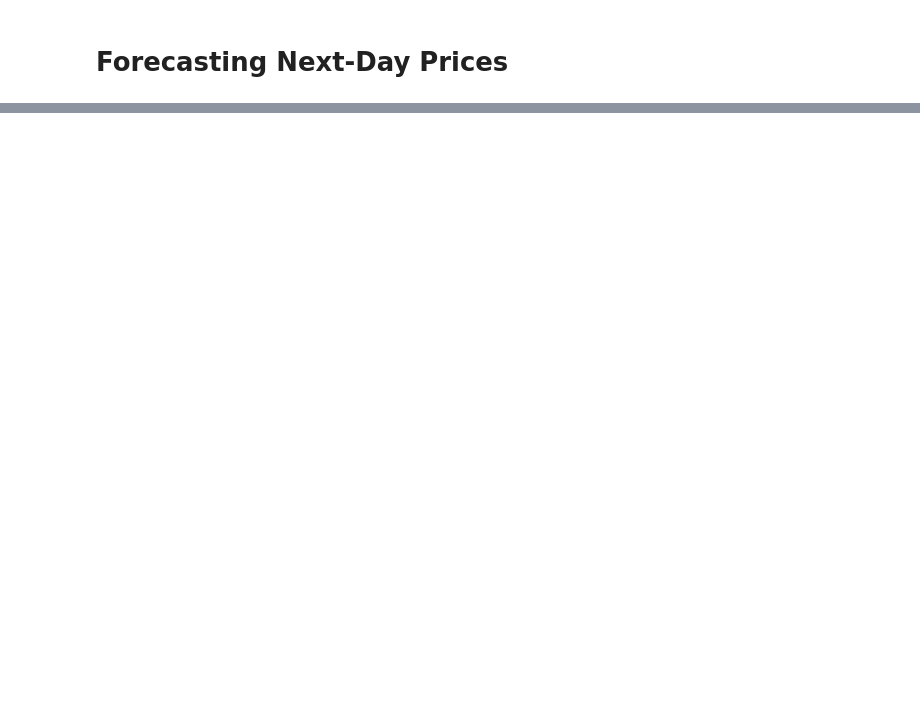
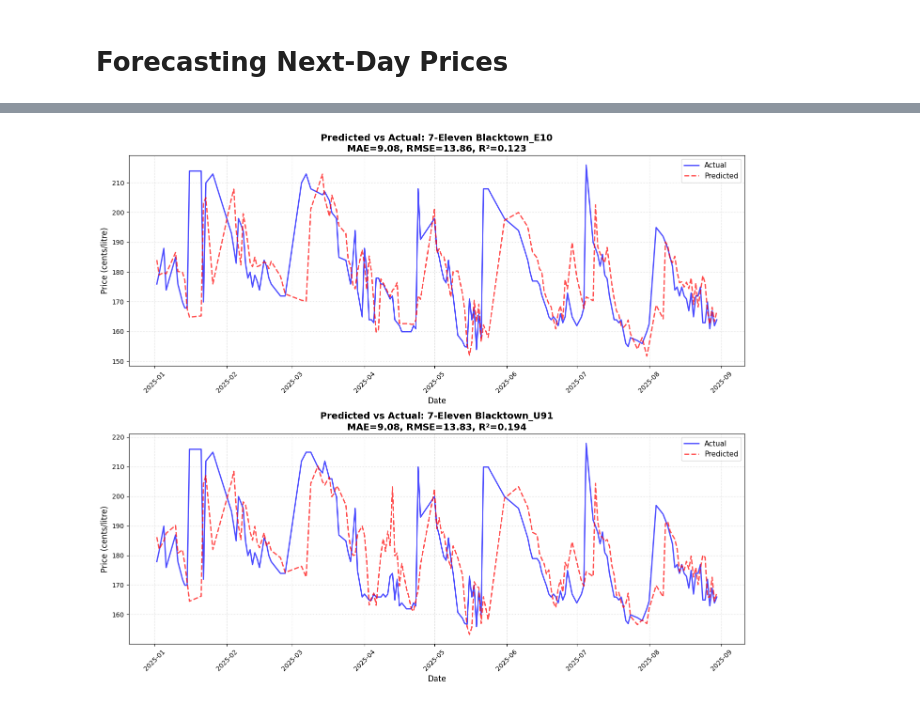
Before and after one commit to MehulChourasia28/IntroToML-Coursework, a Jupyter notebook: Task1.ipynb, the cells around one changed output, grey strips where cells are left out. Saved outputs shown, nothing was run; the diff lists cells and outputs as text; code cells hidden in the pictures; blank space fills up the shorter version.

```diff
--- a/Task1.ipynb
+++ b/Task1.ipynb
@@ -118,0 +264,15 @@ plt.show()
+# %%
+# Select a station and fuel codes for demonstration (you can change these)
+# Using the same station from Task 1.1 for consistency
+selected_station = '7-Eleven Blacktown'
+selected_fuels = ['E10', 'U91']
+
+# Check if station exists in data
+if selected_station not in forecast_data['ServiceStationName'].values:
+    # Get a station that has good data coverage
+    station_counts = forecast_data.groupby('ServiceStationName').size().sort_values(ascending=False)
+    selected_station = station_counts.index[0]
+    print(f"Selected station not found. Using: {selected_station}")
+
+print(f"\nStation: {selected_station}")
+print(f"Fuel codes: {selected_fuels}")
@@ -118,0 +501,33 @@ plt.show()
+# %%
+# Create predicted vs actual plots
+fig, axes = plt.subplots(len(results), 1, figsize=(14, 6*len(results)))
+
+if len(results) == 1:
+    axes = [axes]
+
+for idx, (key, result) in enumerate(results.items()):
+    test_df = result['test_df']
+    y_test = result['y_test']
+    y_pred = result['y_pred']
+    metrics = result['metrics']
+
+    ax = axes[idx]
+
+    # Plot actual vs predicted
+    ax.plot(test_df['Date'].values, y_test.values, label='Actual', color='blue', linewidth=2, alpha=0.7)
+    ax.plot(test_df['Date'].values, y_pred, label='Predicted', color='red', linewidth=2, linestyle='--', alpha=0.7)
+
+    ax.set_xlabel('Date', fontsize=12)
+    ax.set_ylabel('Price (cents/litre)', fontsize=12)
+    ax.set_title(f'Predicted vs Actual: {key}\nMAE={metrics["MAE"]:.2f}, RMSE={metrics["RMSE"]:.2f}, R²={metrics["R2"]:.3f}',
+                 fontsize=14, fontweight='bold')
+    ax.legend(loc='best', fontsize=11)
+    ax.grid(True, linestyle=':', alpha=0.6)
+
+    # Rotate x-axis labels for better readability
+    ax.tick_params(axis='x', rotation=45)
+
+plt.tight_layout()
+plt.show()
+# %% [output]
+[figure, added]
```
Also changed, not shown: parts of 16 cells of this notebook, 1 other file.
